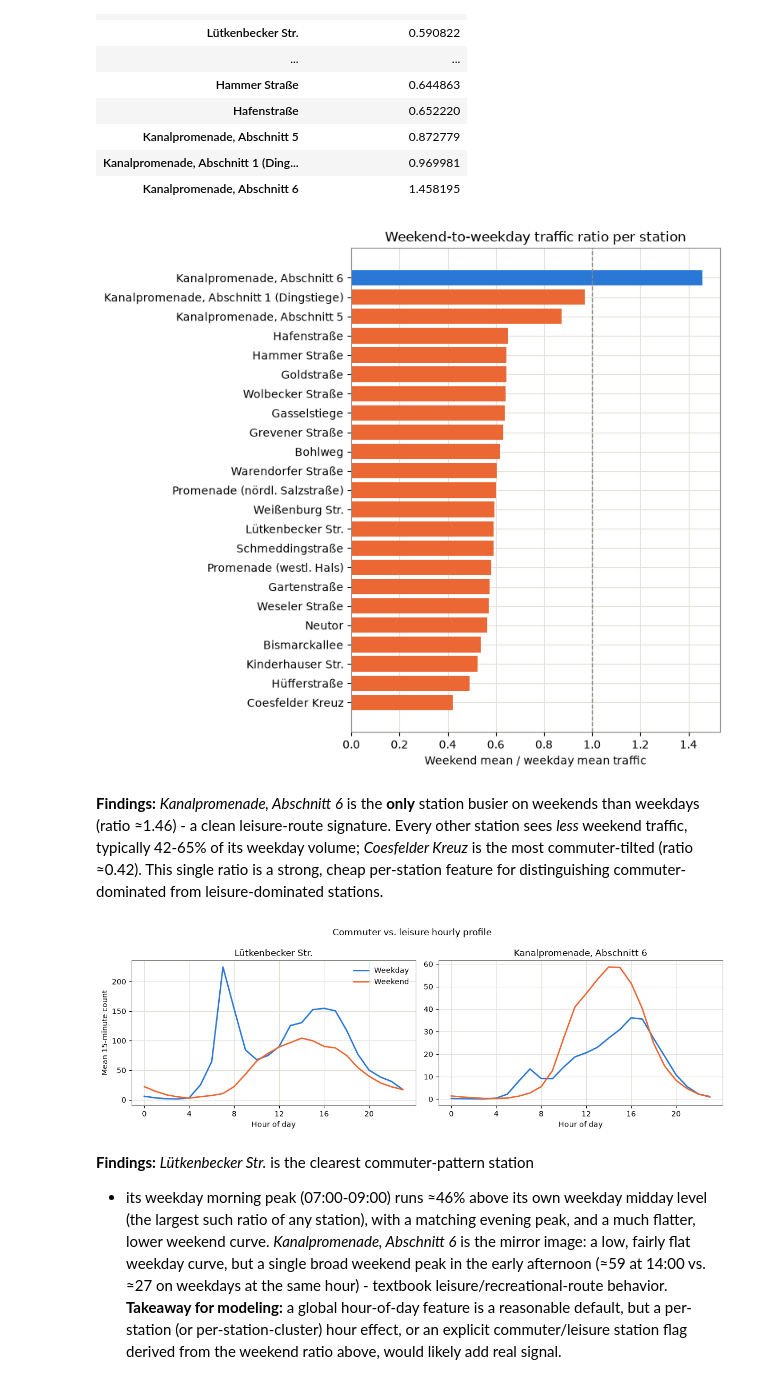
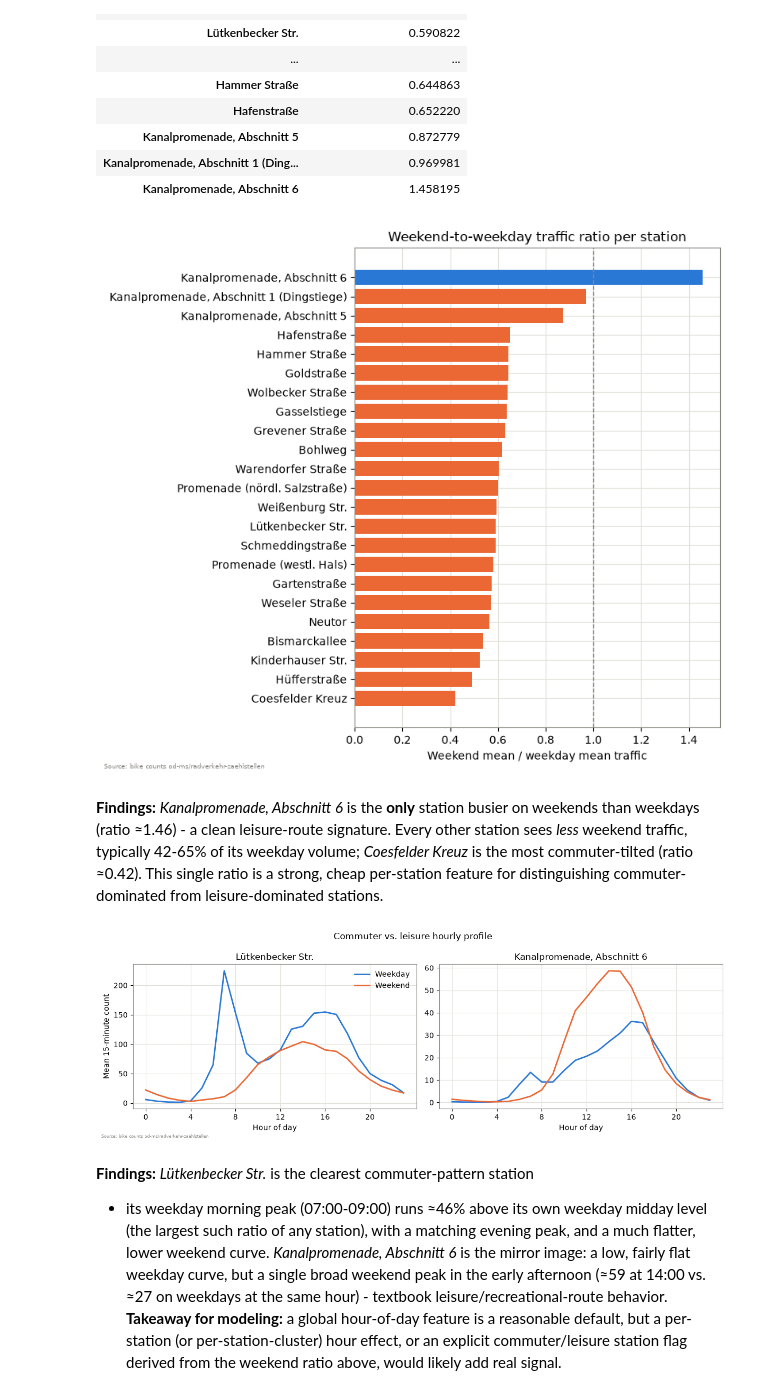
Before and after one commit to flo-fox/muenster-bike-traffic-forecast, a Jupyter notebook: notebooks/07_descriptive_analysis.ipynb, the cells around one changed output. Saved outputs shown, nothing was run; the diff lists cells and outputs as text; code cells hidden in the pictures.

```diff
--- a/notebooks/07_descriptive_analysis.ipynb
+++ b/notebooks/07_descriptive_analysis.ipynb
@@ -391,14 +411,18 @@ weekend_weekday_ratio.to_frame()
 # %%
 fig, ax = plt.subplots(figsize=(8, 7))
 colors = np.where(weekend_weekday_ratio.values >= 1.0, COLOR_BLUE, COLOR_ORANGE)
 ax.barh(weekend_weekday_ratio.index, weekend_weekday_ratio.values, color=colors)
 ax.axvline(1.0, color=COLOR_MUTED, linewidth=1, linestyle="--")
 ax.set_xlabel("Weekend mean / weekday mean traffic")
 ax.set_title("Weekend-to-weekday traffic ratio per station")
+fig.text(
+    0.01, 0.01, "Source: bike counts od-ms/radverkehr-zaehlstellen",
+    fontsize=6, color=COLOR_MUTED,
+)
 fig.tight_layout()
 plt.show()
 # %% [output]
-[figure, old version]
+[figure, new version]
 # %% [markdown]
 **Findings:** *Kanalpromenade, Abschnitt 6* is the **only** station busier
 on weekends than weekdays (ratio ≈1.46) - a clean leisure-route signature.
@@ -432,10 +456,14 @@ for ax, name in zip(axes, contrast_stations):
 axes[0].set_ylabel("Mean 15-minute count")
 axes[0].legend(frameon=False)
 fig.suptitle("Commuter vs. leisure hourly profile")
+fig.text(
+    0.01, 0.01, "Source: bike counts od-ms/radverkehr-zaehlstellen",
+    fontsize=6, color=COLOR_MUTED,
+)
 fig.tight_layout()
 plt.show()
 # %% [output]
-[figure, old version]
+[figure, new version]
 # %% [markdown]
 **Findings:** *Lütkenbecker Str.* is the clearest commuter-pattern station
 - its weekday morning peak (07:00-09:00) runs ≈46% above its own weekday
```
Also changed, not shown: parts of 16 cells of this notebook, 6 other files.
